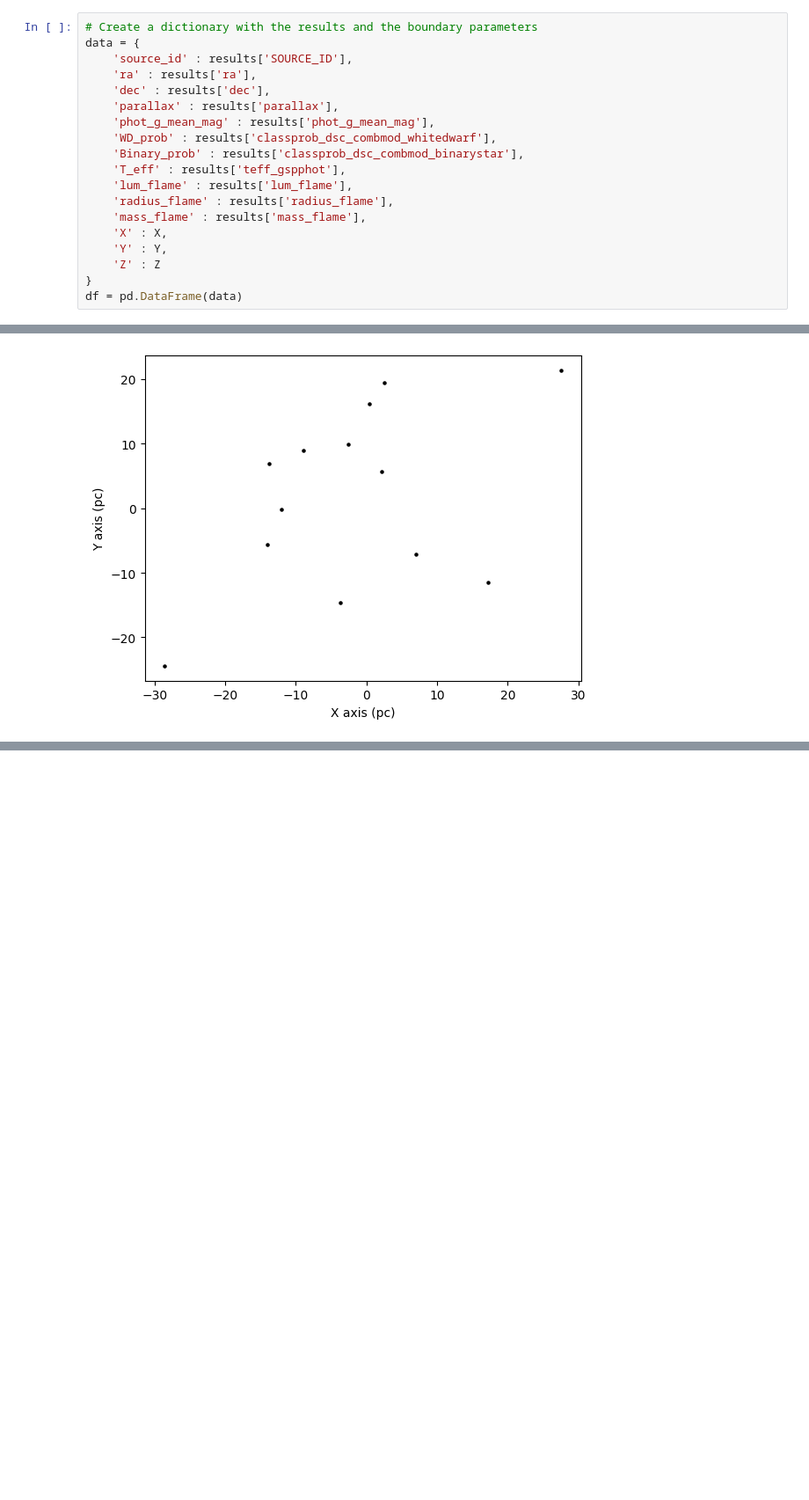
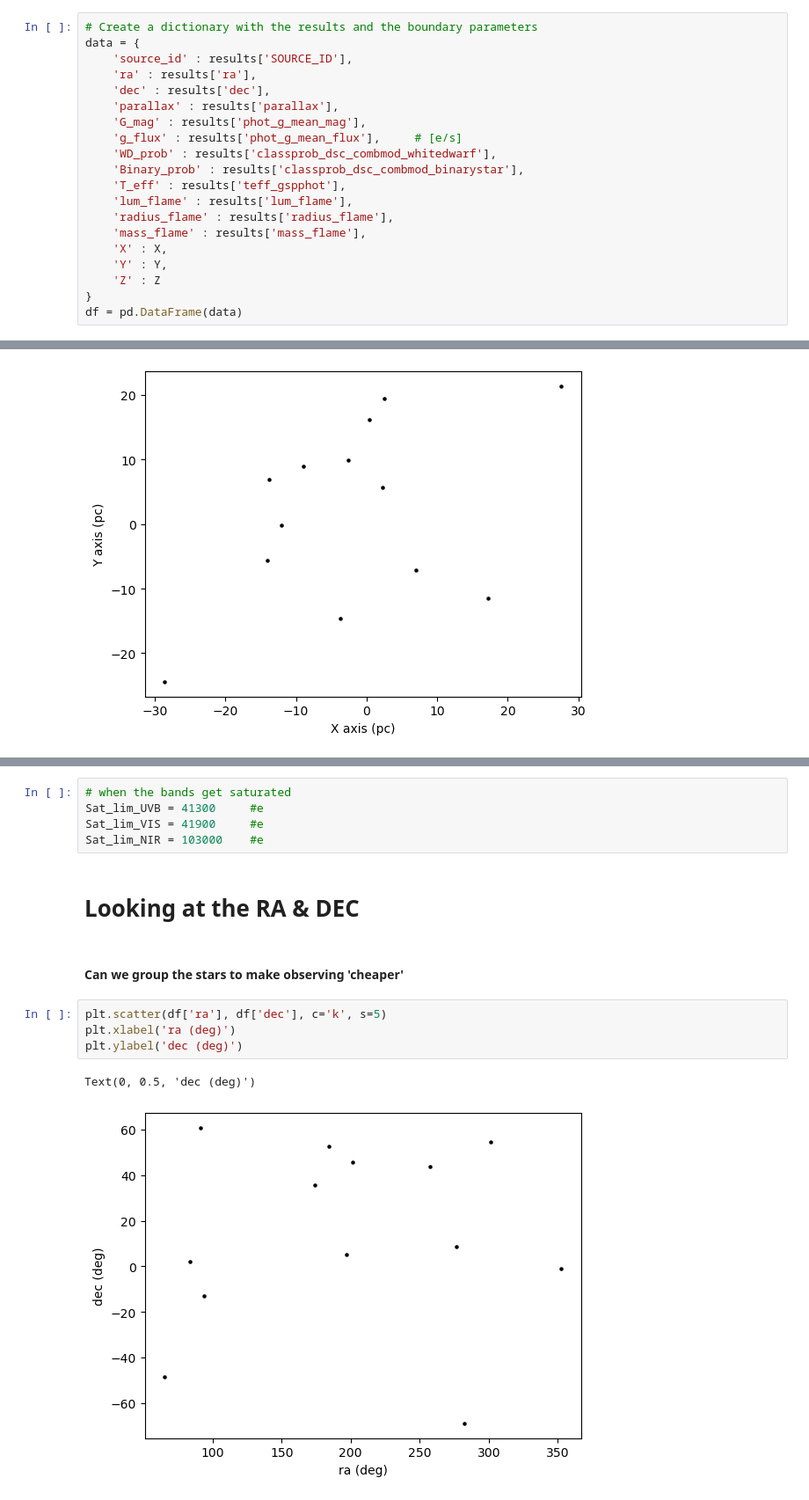
Before and after one commit to Izaiha-Martinez/UA-Obs-Tech, a Jupyter notebook: Unresolved_binaries.ipynb, the cells around one changed output, grey strips where cells are left out. Shown at 88% size. Saved outputs shown, nothing was run; the diff lists cells and outputs as text; blank space fills up the shorter version.

Commit message:
added saturation limits for the different bands, need to calculate how long it will take to saturate them then find the max time & number of exposures for them, we need to find what depth we want

```diff
--- a/Unresolved_binaries.ipynb
+++ b/Unresolved_binaries.ipynb
@@ -92,7 +78,8 @@ data = {
     'ra' : results['ra'],
     'dec' : results['dec'],
     'parallax' : results['parallax'],
-    'phot_g_mean_mag' : results['phot_g_mean_mag'],
+    'G_mag' : results['phot_g_mean_mag'],
+    'g_flux' : results['phot_g_mean_flux'],     # [e/s]
     'WD_prob' : results['classprob_dsc_combmod_whitedwarf'],
     'Binary_prob' : results['classprob_dsc_combmod_binarystar'],
     'T_eff' : results['teff_gspphot'],
@@ -113,0 +120,16 @@ Text(0, 0.5, 'Y axis (pc)')
+# %%
+# when the bands get saturated
+Sat_lim_UVB = 41300     #e
+Sat_lim_VIS = 41900     #e
+Sat_lim_NIR = 103000    #e
+# %% [markdown]
+# Looking at the RA & DEC
+# %% [markdown]
+#### Can we group the stars to make observing 'cheaper'
+# %%
+plt.scatter(df['ra'], df['dec'], c='k', s=5)
+plt.xlabel('ra (deg)')
+plt.ylabel('dec (deg)')
+# %% [output]
+Text(0, 0.5, 'dec (deg)')
+[figure, added]
```
Also changed, not shown: parts of 7 cells of this notebook.
